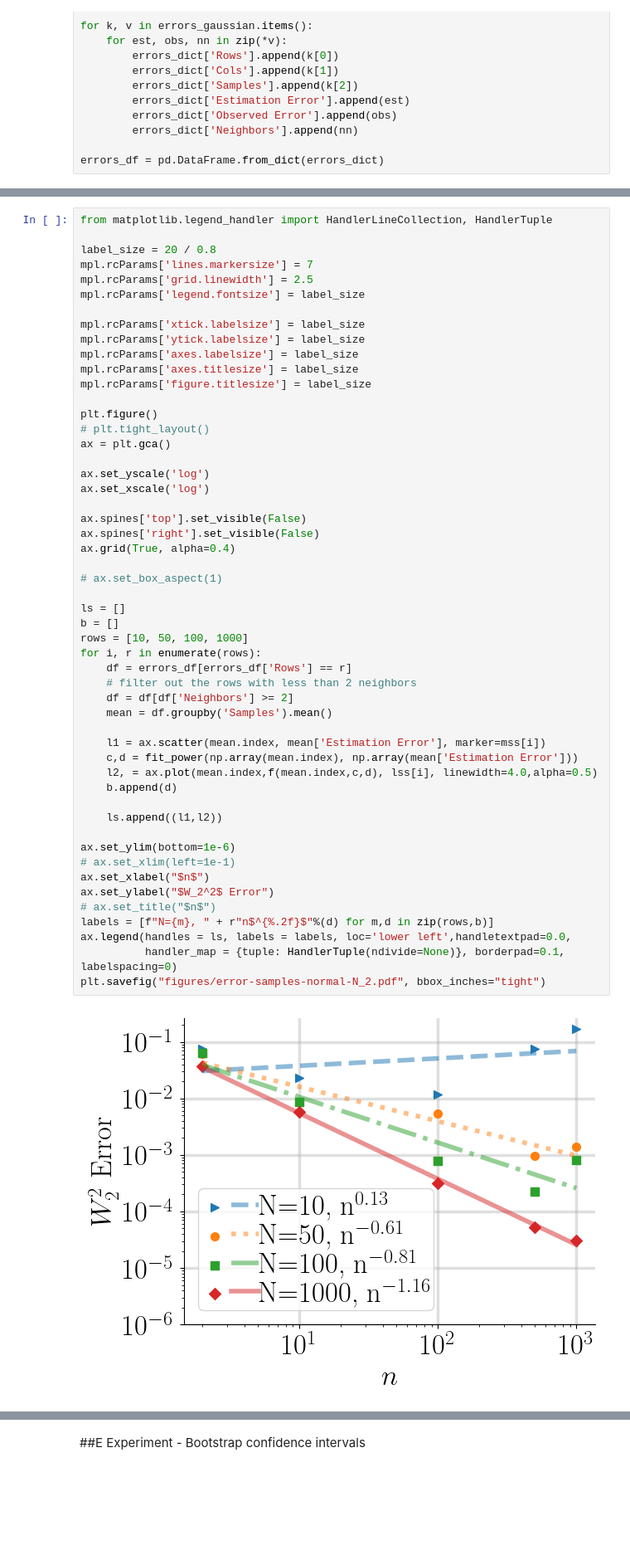
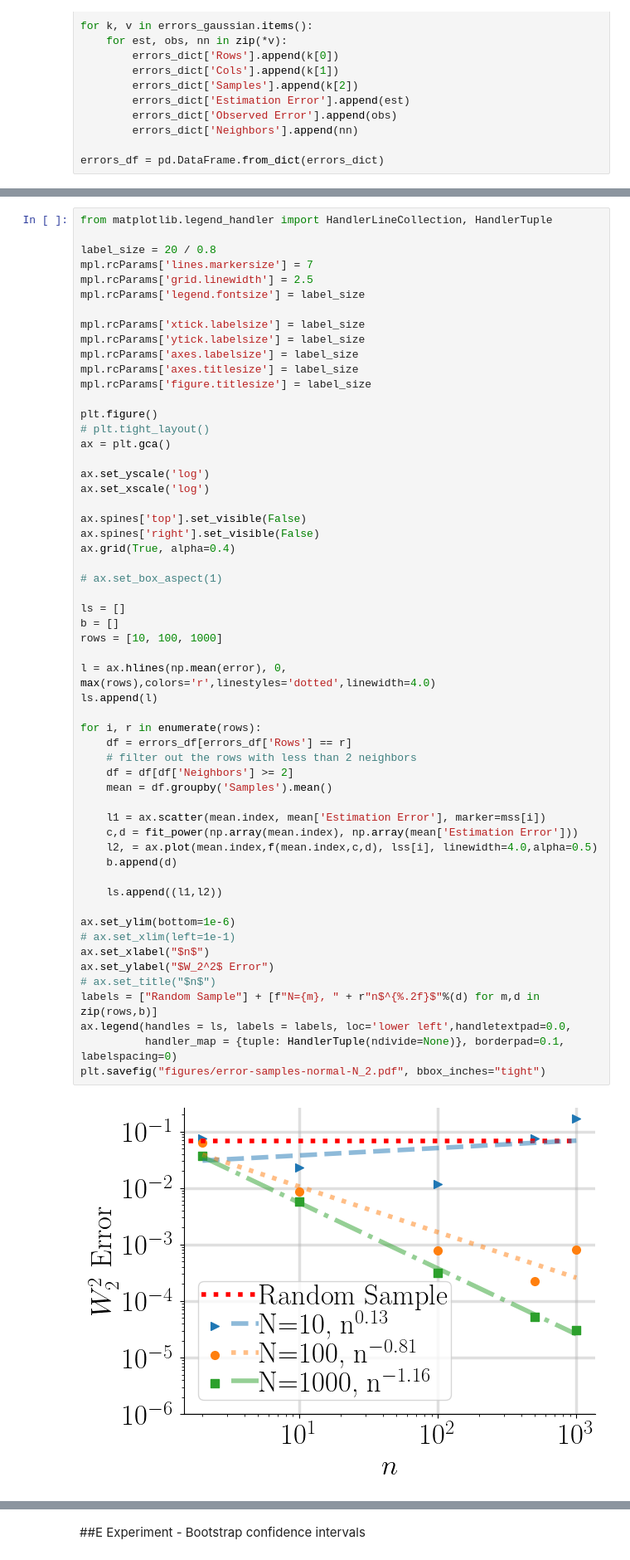
Before and after one commit to jacobf18/Dist-NN, a Jupyter notebook: nearest_neighbors.ipynb, the cells around one changed output, grey strips where cells are left out. Shown at 83% size. Drawn from its saved outputs; the diff is of its cells as text; blank space fills up the shorter version.

```diff
--- a/nearest_neighbors.ipynb
+++ b/nearest_neighbors.ipynb
@@ -637,36 +648,40 @@ ax.set_xscale('log')
 ax.spines['top'].set_visible(False)
 ax.spines['right'].set_visible(False)
 ax.grid(True, alpha=0.4)
 
 # ax.set_box_aspect(1)
 
 ls = []
 b = []
-rows = [10, 50, 100, 1000]
+rows = [10, 100, 1000]
+
+l = ax.hlines(np.mean(error), 0, max(rows),colors='r',linestyles='dotted',linewidth=4.0)
+ls.append(l)
+
 for i, r in enumerate(rows):
     df = errors_df[errors_df['Rows'] == r]
     # filter out the rows with less than 2 neighbors
     df = df[df['Neighbors'] >= 2]
     mean = df.groupby('Samples').mean()
 
     l1 = ax.scatter(mean.index, mean['Estimation Error'], marker=mss[i])
     c,d = fit_power(np.array(mean.index), np.array(mean['Estimation Error']))
     l2, = ax.plot(mean.index,f(mean.index,c,d), lss[i], linewidth=4.0,alpha=0.5)
     b.append(d)
 
     ls.append((l1,l2))
 
 ax.set_ylim(bottom=1e-6)
 # ax.set_xlim(left=1e-1)
 ax.set_xlabel("$n$")
 ax.set_ylabel("$W_2^2$ Error")
 # ax.set_title("$n$")
-labels = [f"N={m}, " + r"n$^{%.2f}$"%(d) for m,d in zip(rows,b)]
+labels = ["Random Sample"] + [f"N={m}, " + r"n$^{%.2f}$"%(d) for m,d in zip(rows,b)]
 ax.legend(handles = ls, labels = labels, loc='lower left',handletextpad=0.0,
           handler_map = {tuple: HandlerTuple(ndivide=None)}, borderpad=0.1, labelspacing=0)
 plt.savefig("figures/error-samples-normal-N_2.pdf", bbox_inches="tight")
 # %% [output]
-[figure, old version]
+[figure, new version]
 # %%
 plt.figure()
 ax = plt.gca()
```
Also changed, not shown: parts of 12 cells of this notebook, 7 other files.
